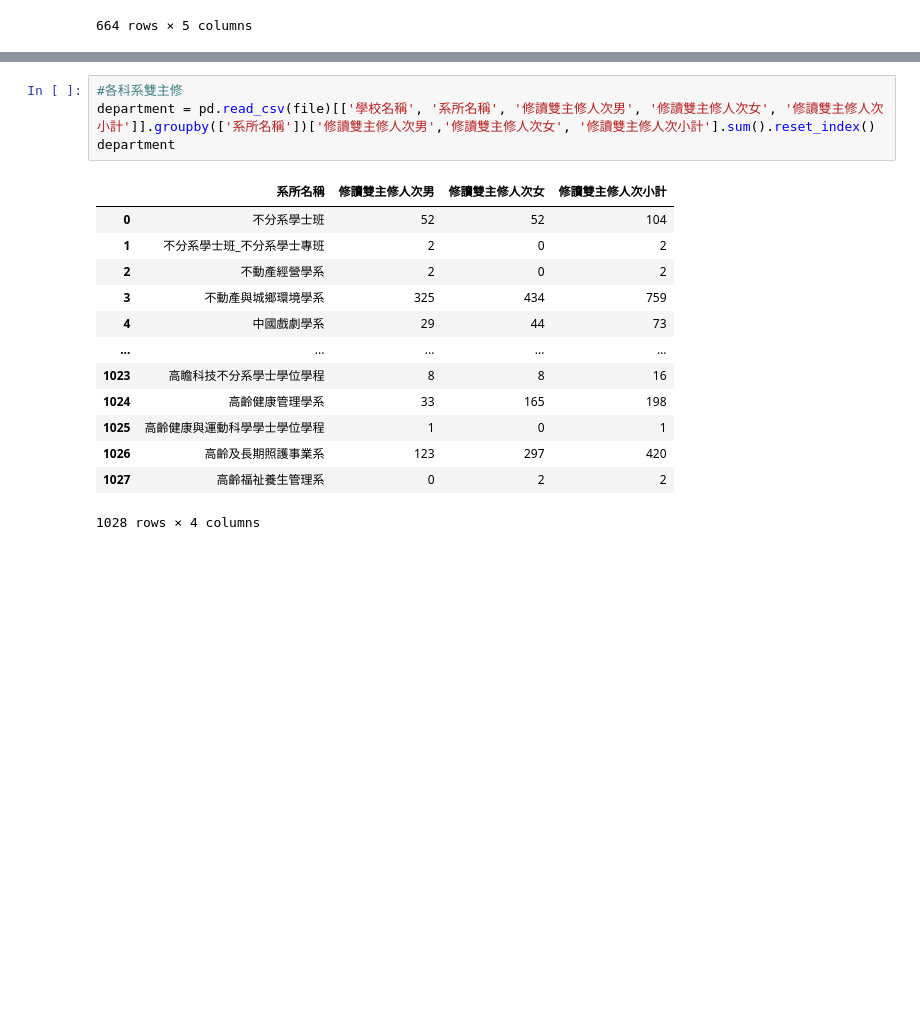
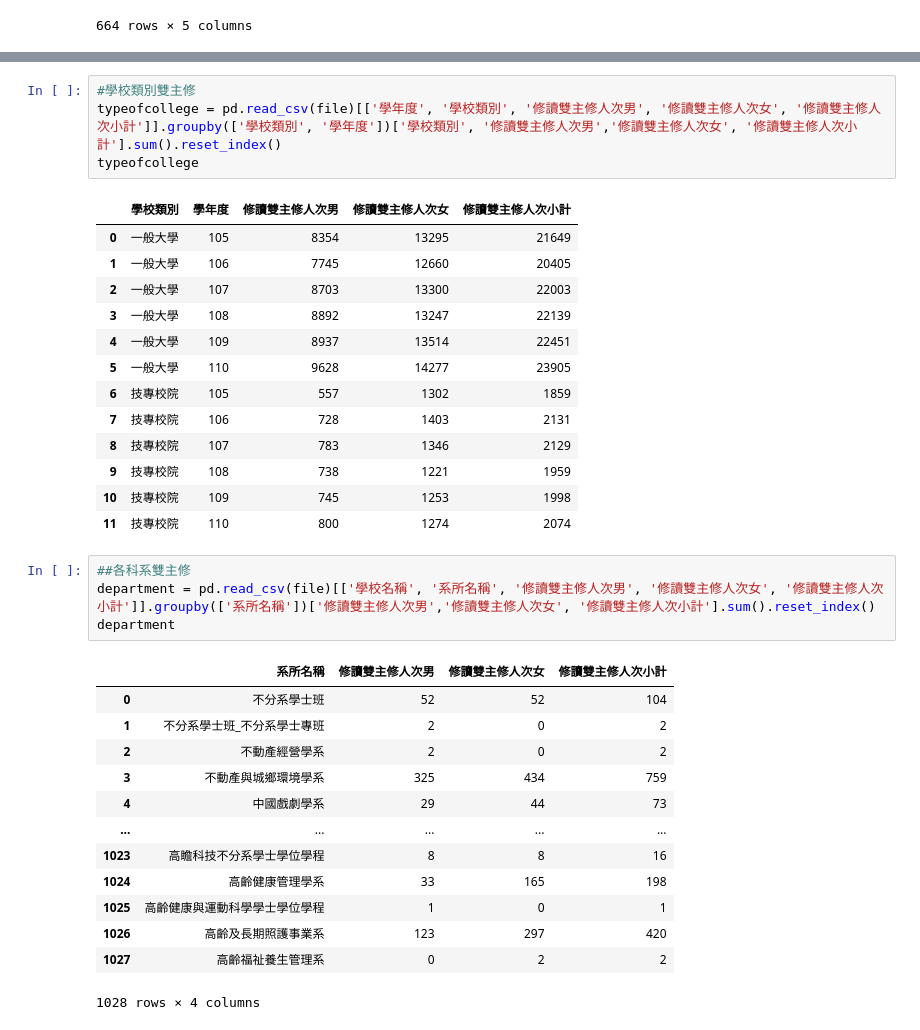
Before and after one commit to Memory-HuiYi/LAT, a Jupyter notebook: HW01/HW01.ipynb, the cells around one changed output, grey strips where cells are left out. Drawn from its saved outputs; the diff is of its cells as text; blank space fills up the shorter version.

```diff
--- a/HW01/HW01.ipynb
+++ b/HW01/HW01.ipynb
@@ -96,5 +114,23 @@ collegeyearsex
+# %%
+#學校類別雙主修
+typeofcollege = pd.read_csv(file)[['學年度', '學校類別', '修讀雙主修人次男', '修讀雙主修人次女', '修讀雙主修人次小計']].groupby(['學校類別', '學年度'])['學校類別', '修讀雙主修人次男','修讀雙主修人次女', '修讀雙主修人次小計'].sum().reset_index()
+typeofcollege
+# %% [output]
+|  | 學校類別 | 學年度 | 修讀雙主修人次男 | 修讀雙主修人次女 | 修讀雙主修人次小計 |
+| 0 | 一般大學 | 105 | 8354 | 13295 | 21649 |
+| 1 | 一般大學 | 106 | 7745 | 12660 | 20405 |
+| 2 | 一般大學 | 107 | 8703 | 13300 | 22003 |
+| 3 | 一般大學 | 108 | 8892 | 13247 | 22139 |
+| 4 | 一般大學 | 109 | 8937 | 13514 | 22451 |
+| 5 | 一般大學 | 110 | 9628 | 14277 | 23905 |
+| 6 | 技專校院 | 105 | 557 | 1302 | 1859 |
+| 7 | 技專校院 | 106 | 728 | 1403 | 2131 |
+| 8 | 技專校院 | 107 | 783 | 1346 | 2129 |
+| 9 | 技專校院 | 108 | 738 | 1221 | 1959 |
+| 10 | 技專校院 | 109 | 745 | 1253 | 1998 |
+| 11 | 技專校院 | 110 | 800 | 1274 | 2074 |
 # %%
-#各科系雙主修
+##各科系雙主修
 department = pd.read_csv(file)[['學校名稱', '系所名稱', '修讀雙主修人次男', '修讀雙主修人次女', '修讀雙主修人次小計']].groupby(['系所名稱'])['修讀雙主修人次男','修讀雙主修人次女', '修讀雙主修人次小計'].sum().reset_index()
 department
 # %% [output]
```
Also changed, not shown: parts of 3 cells of this notebook.
